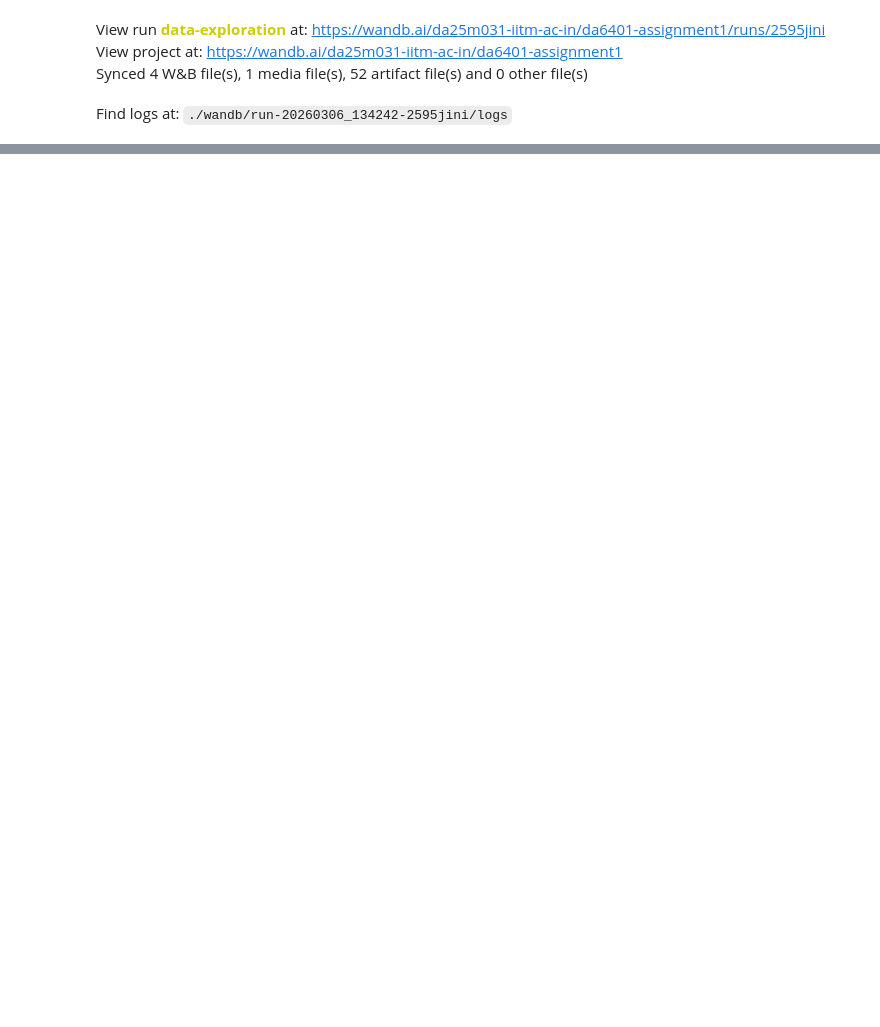
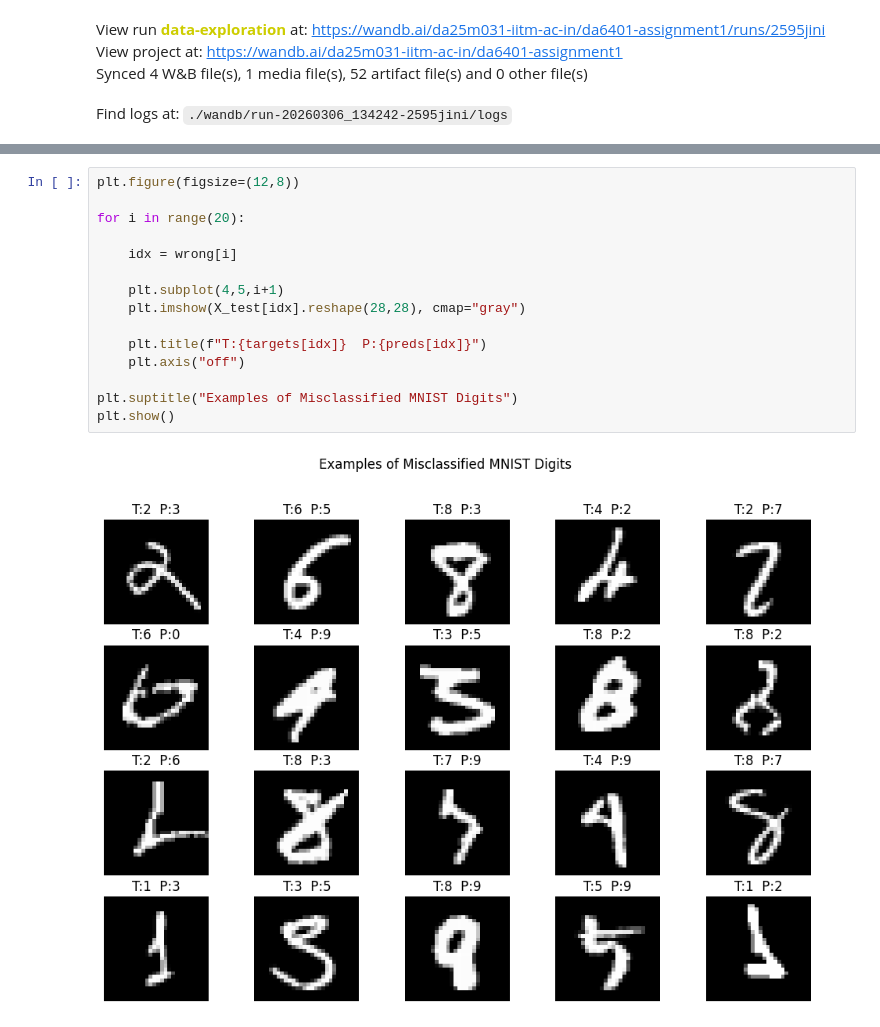
Before and after one commit to YashrajRC/da6401_Assignment1, a Jupyter notebook: notebooks/wandb.ipynb, the cells around one changed output, grey strips where cells are left out. Saved outputs shown, nothing was run; the diff lists cells and outputs as text; blank space fills up the shorter version.

```diff
--- a/notebooks/wandb.ipynb
+++ b/notebooks/wandb.ipynb
@@ -76,0 +216,17 @@ Find logs at: ./wandb/run-20260306_134242-2595jini/logs
+# %%
+plt.figure(figsize=(12,8))
+
+for i in range(20):
+
+    idx = wrong[i]
+
+    plt.subplot(4,5,i+1)
+    plt.imshow(X_test[idx].reshape(28,28), cmap="gray")
+
+    plt.title(f"T:{targets[idx]}  P:{preds[idx]}")
+    plt.axis("off")
+
+plt.suptitle("Examples of Misclassified MNIST Digits")
+plt.show()
+# %% [output]
+[figure, added]
```
Also changed, not shown: parts of 11 cells of this notebook, 6 other files.
